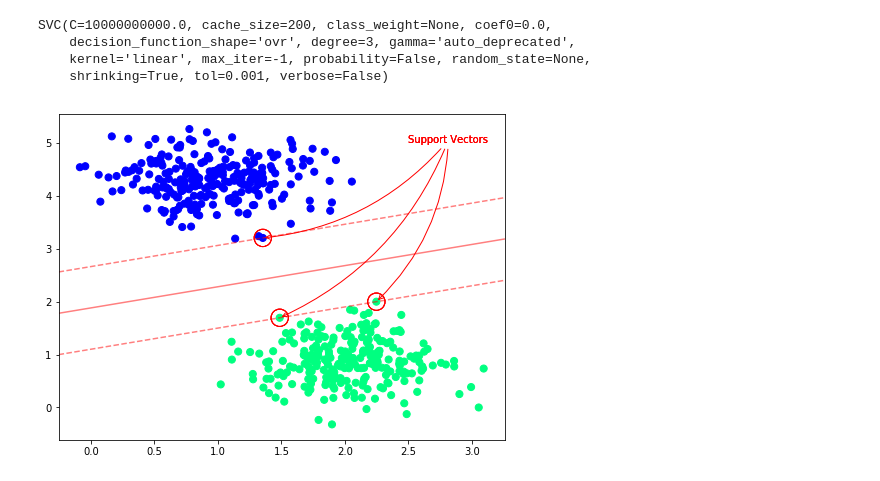
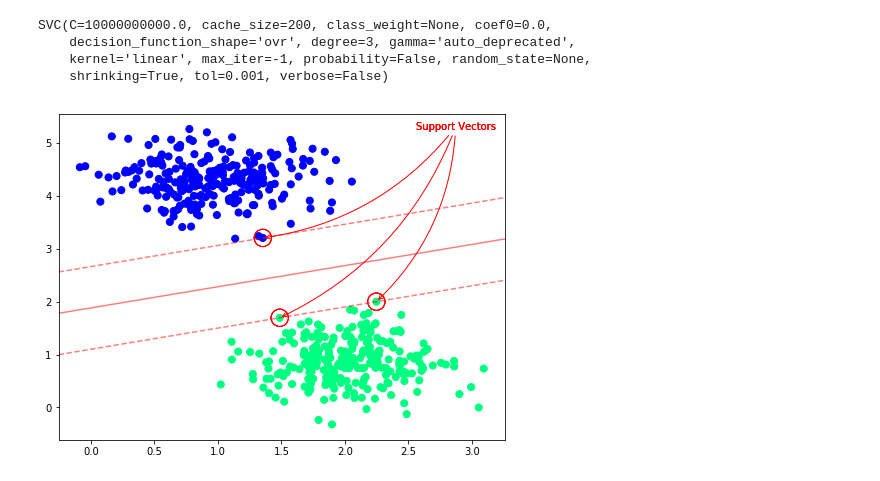
Before and after one commit to jchen8000/MachineLearning, a Jupyter notebook: Support Vector Machines/support_vector_machines.ipynb, the cells around one changed output. Cells and saved outputs as stored; diff of their text form; code cells hidden in the pictures.

```diff
--- a/Support Vector Machines/support_vector_machines.ipynb
+++ b/Support Vector Machines/support_vector_machines.ipynb
@@ -43,37 +44,38 @@ def plot_svc_decision_function(model, ax=None):
 
     # create grid to evaluate model
     x = np.linspace(xlim[0], xlim[1], 100)
     y = np.linspace(ylim[0], ylim[1], 100)
     Y, X = np.meshgrid(y, x)
     xy = np.vstack([X.ravel(), Y.ravel()]).T
     P = model.decision_function(xy).reshape(X.shape)
 
     # plot decision boundary and margins
     ax.contour(X, Y, P, colors='r',
                levels=[-1, 0, 1], alpha=0.5,
                linestyles=['--', '-', '--']
               )
     ax.set_xlim(xlim)
     ax.set_ylim(ylim)
 
-def plot_support_vectors(model, xtext, ytext):
+def plot_support_vectors(model):
+
     for i in range(model.support_vectors_.shape[0]):
-      plt.annotate('Support Vectors', xy=(model.support_vectors_[i]), xytext=(xtext, ytext), color='r',
+      plt.annotate('Support Vectors', xy=(model.support_vectors_[i]), color='r', textcoords='axes fraction',xytext=(.8, .95),
                   arrowprops=dict(arrowstyle='->', connectionstyle='arc3,rad=-0.2', color='r'),
                  )
       plt.scatter(model.support_vectors_[:, 0],
                  model.support_vectors_[:, 1],
                  s=300, edgecolors='r', facecolors='none');
 
 
 
 plt.figure(1, figsize=(8,6))
 plt.scatter(X[:, 0], X[:, 1], c=y, s=50, cmap='winter')
 plot_svc_decision_function(svc);
-plot_support_vectors(svc, 2.5, 5.0);
+plot_support_vectors(svc);
 plt.show()
 # %% [output]
-[figure, old version]
+[figure, new version]
 # %%
 from sklearn.datasets.samples_generator import make_circles
 X_c, y_c = make_circles(300, factor=.2, noise=.1, random_state=0)
```
Also changed, not shown: parts of 4 cells of this notebook.
